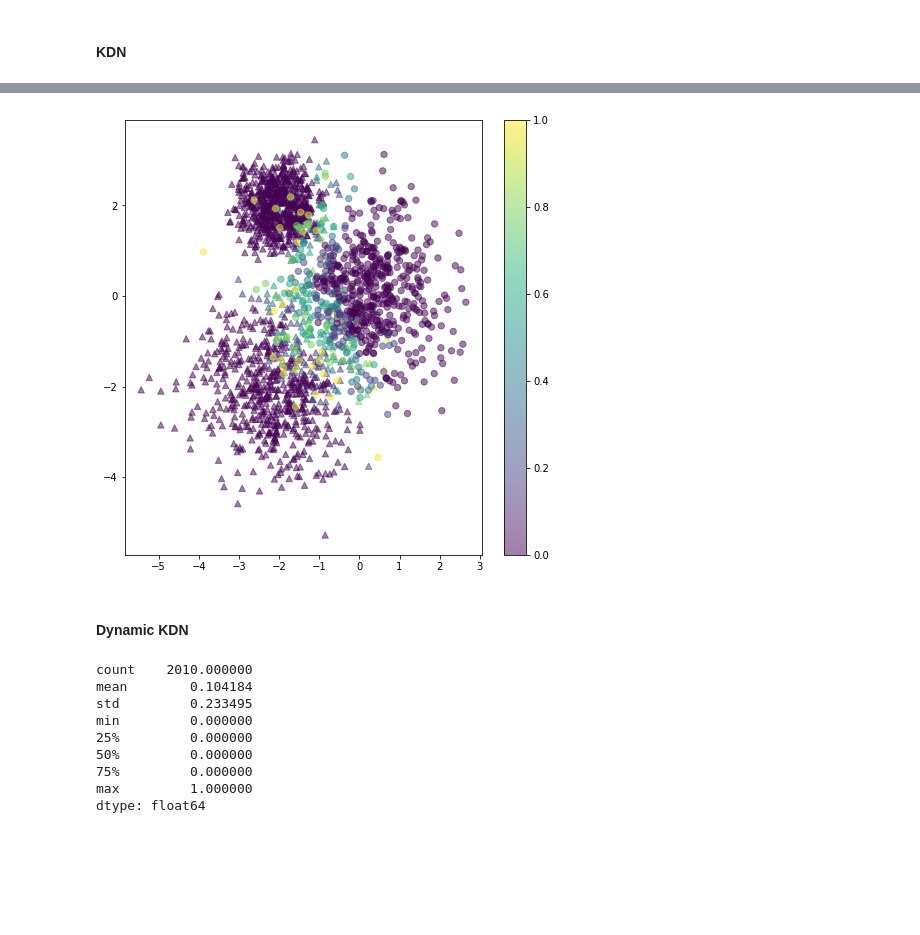
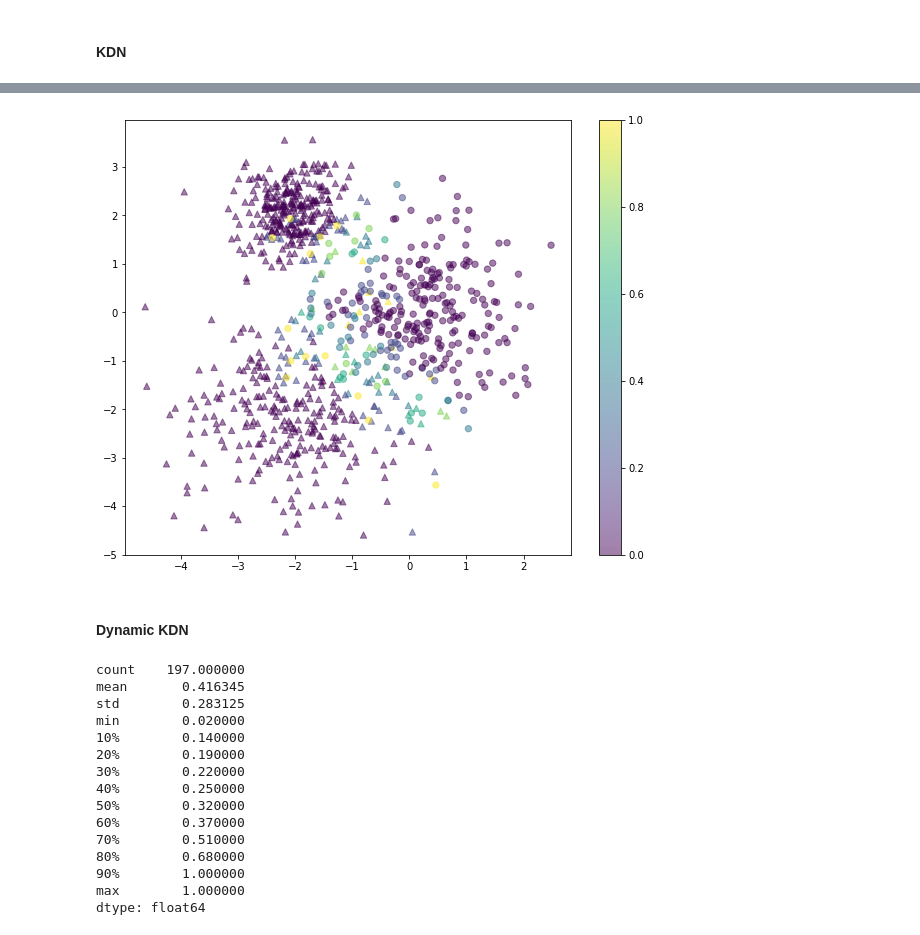
Before and after one commit to Vacek-Ace/dkdn, a Jupyter notebook: notebooks/artificial_data.ipynb, the cells around one changed output, grey strips where cells are left out. Drawn from its saved outputs; the diff is of its cells as text; code cells hidden in the pictures; blank space fills up the shorter version.

```diff
--- a/notebooks/artificial_data.ipynb
+++ b/notebooks/artificial_data.ipynb
@@ -15,7 +15,7 @@ from src.model.dkdn import *
 
 np.random.seed(1234)
 
-n = 1000
+n = 300
 
 mu1, mu2, sigma = 0, -2, 1
 
@@ -42,4 +46,4 @@ plt.show()
 # %% [markdown]
 #### KDN
 # %%
-complexity, _ = kdn_score(X_train, y_train, 5)
+complexity, _ = kdn_score(X, y, 5)
@@ -67,14 +92,14 @@ class0_complexity
 # %%
-figure, axes = plt.subplots(figsize=[8, 8])
+figure, axes = plt.subplots(figsize=[10, 8])
 
-area1 = np.ma.masked_where(y_train < 1, y_train) + 39
-area2 = np.ma.masked_where(y_train > 0 , y_train) + 40
+area1 = np.ma.masked_where(y < 1, y) + 39
+area2 = np.ma.masked_where(y > 0 , y) + 40
 
-plt.scatter(X_train[:,0],X_train[:,1], c=complexity, alpha=0.5, s=area1, marker='^')
-plt.scatter(X_train[:,0],X_train[:,1], c=complexity, alpha=0.5, s=area2, marker='o')
+plt.scatter(X[:,0],X[:,1], c=complexity, alpha=0.5, s=area1, marker='^')
+plt.scatter(X[:,0],X[:,1], c=complexity, alpha=0.5, s=area2, marker='o')
 
 plt.colorbar()
 
 plt.show()
 # %% [output]
-[figure, old version]
+[figure, new version]
@@ -86,14 +113,21 @@ dynamic_kdn.fit(X_train, y_train)
 complexity_d = dynamic_kdn.complexity
 # %%
-pd.Series(complexity_d).describe(percentiles=[0.25, 0.5, 0.75])
+complexity_d_series = pd.Series(complexity_d)
+complexity_d_series[complexity_d_series>0].describe(percentiles=[i*0.1 for i in range(1, 10)])
 # %% [output]
-count    2010.000000
-mean        0.104184
-std         0.233495
-min         0.000000
-25%         0.000000
-50%         0.000000
-75%         0.000000
-max         1.000000
+count    197.000000
+mean       0.416345
+std        0.283125
+min        0.020000
+10%        0.140000
+20%        0.190000
+30%        0.220000
+40%        0.250000
+50%        0.320000
+60%        0.370000
+70%        0.510000
+80%        0.680000
+90%        1.000000
+max        1.000000
 dtype: float64
 # %%
```
Also changed, not shown: parts of 30 cells of this notebook, 8 other files.
